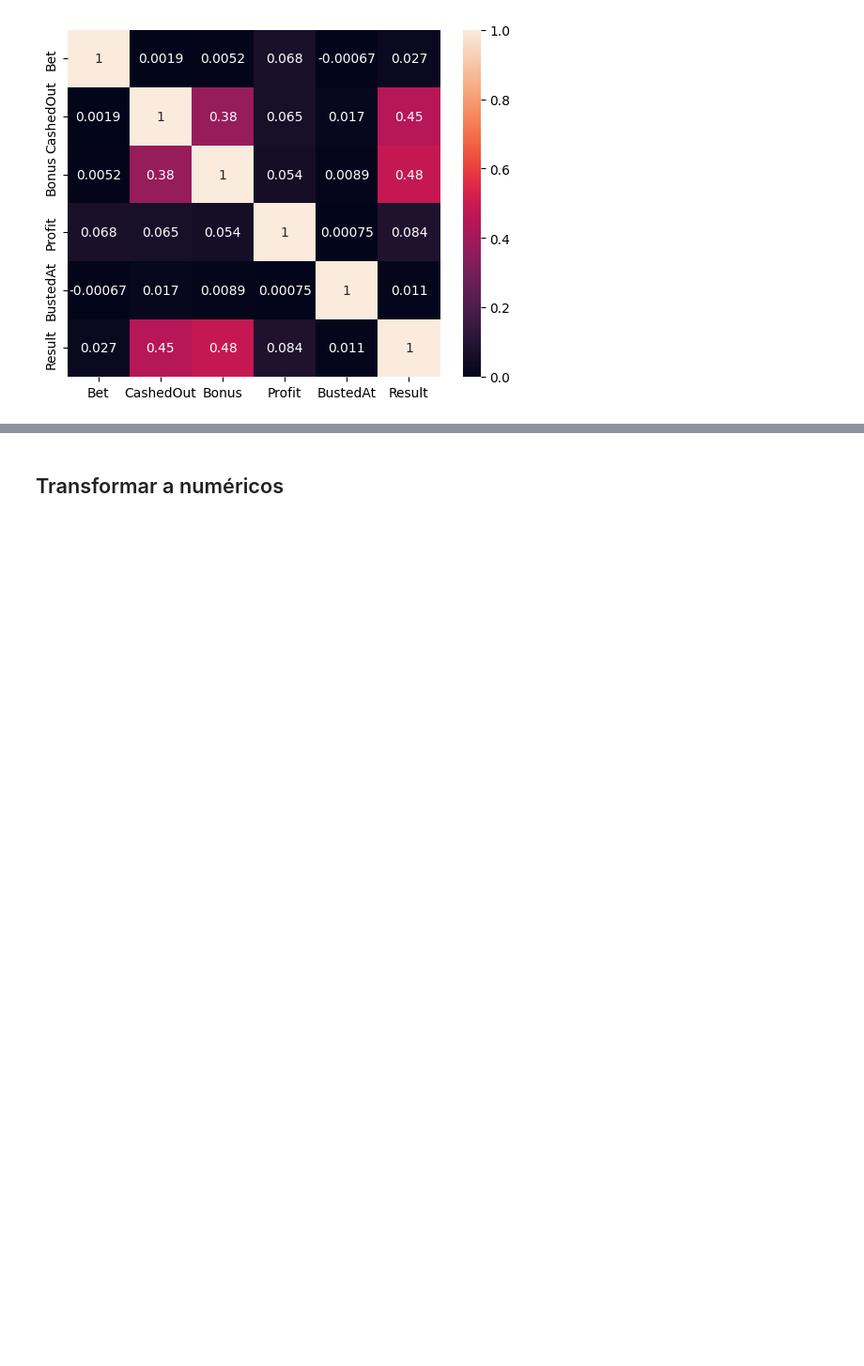
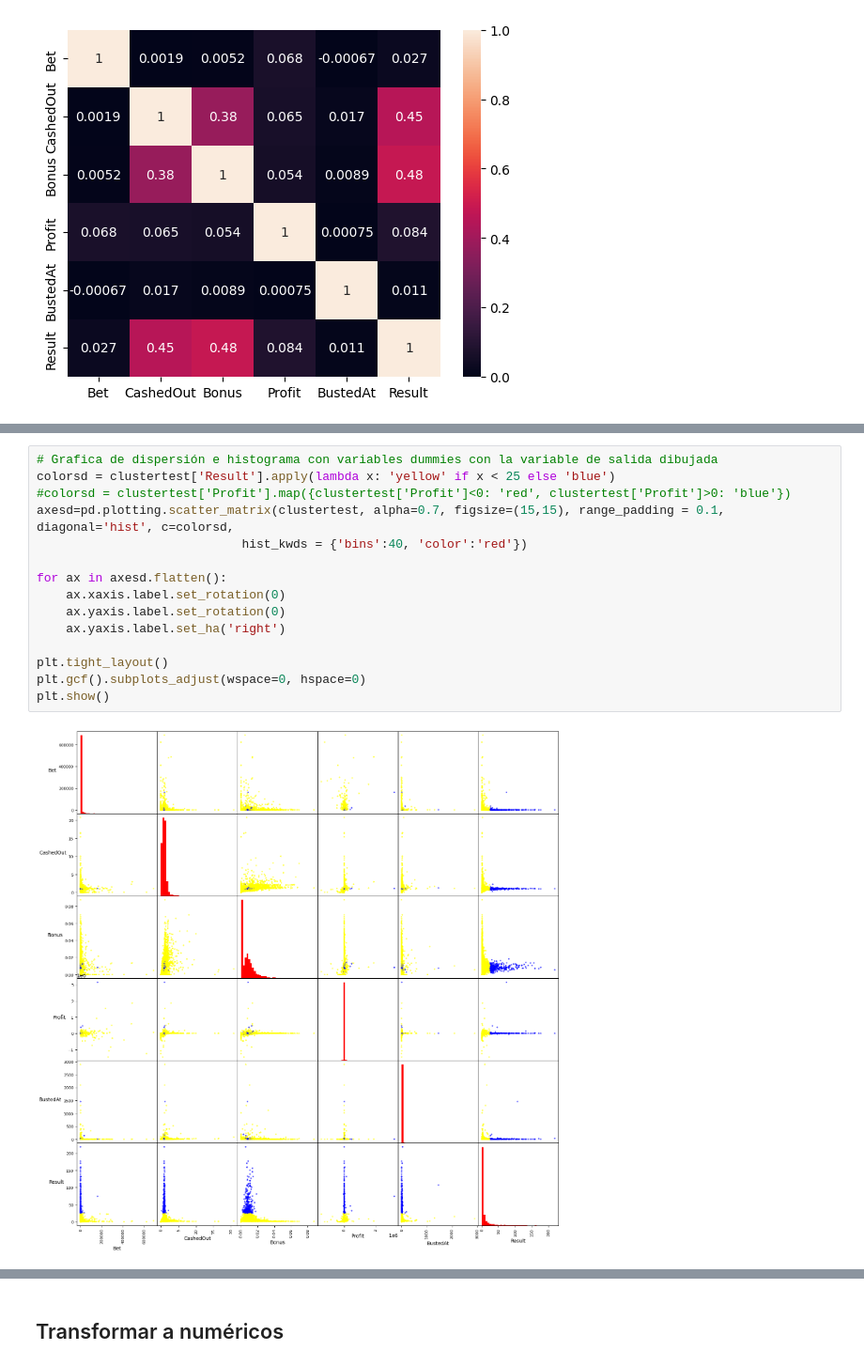
Before and after one commit to AndresEspinal/bustabit, a Jupyter notebook: notebooks/analisis_expl.ipynb, the cells around one changed output, grey strips where cells are left out. Shown: that part at 94% size. Drawn from its saved outputs; the diff is of its cells as text; blank space fills up the shorter version.

```diff
--- a/notebooks/analisis_expl.ipynb
+++ b/notebooks/analisis_expl.ipynb
@@ -491,0 +542,17 @@ sns.heatmap(df_cuantitativos.corr(), annot=True)
+# %%
+# Grafica de dispersión e histograma con variables dummies con la variable de salida dibujada
+colorsd = clustertest['Result'].apply(lambda x: 'yellow' if x < 25 else 'blue')
+#colorsd = clustertest['Profit'].map({clustertest['Profit']<0: 'red', clustertest['Profit']>0: 'blue'})
+axesd=pd.plotting.scatter_matrix(clustertest, alpha=0.7, figsize=(15,15), range_padding = 0.1, diagonal='hist', c=colorsd,
+                            hist_kwds = {'bins':40, 'color':'red'})
+
+for ax in axesd.flatten():
+    ax.xaxis.label.set_rotation(0)
+    ax.yaxis.label.set_rotation(0)
+    ax.yaxis.label.set_ha('right')
+
+plt.tight_layout()
+plt.gcf().subplots_adjust(wspace=0, hspace=0)
+plt.show()
+# %% [output]
+[figure, added]
```
Also changed, not shown: parts of 16 cells of this notebook, 1 other file.
